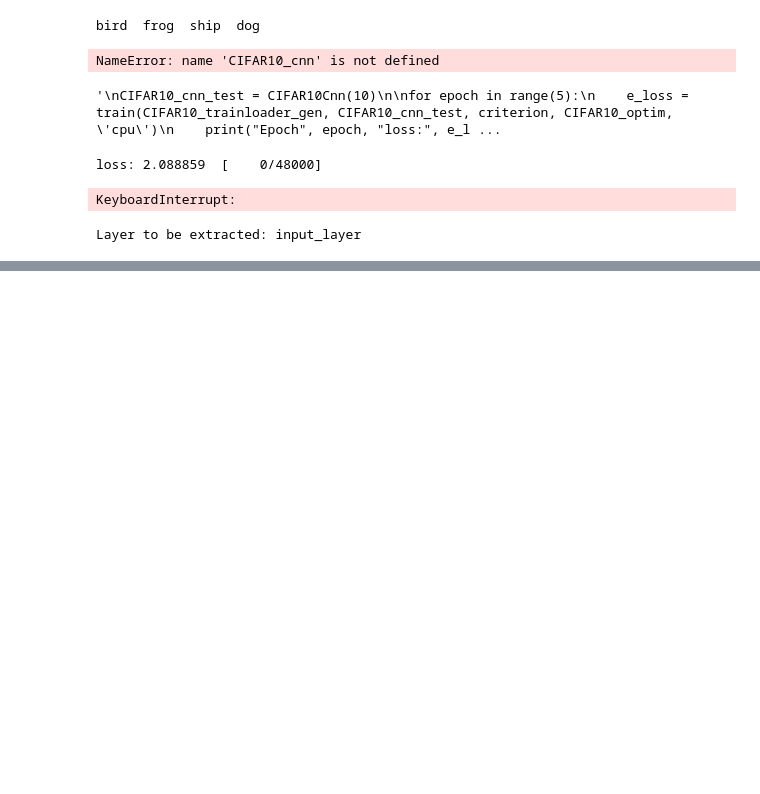
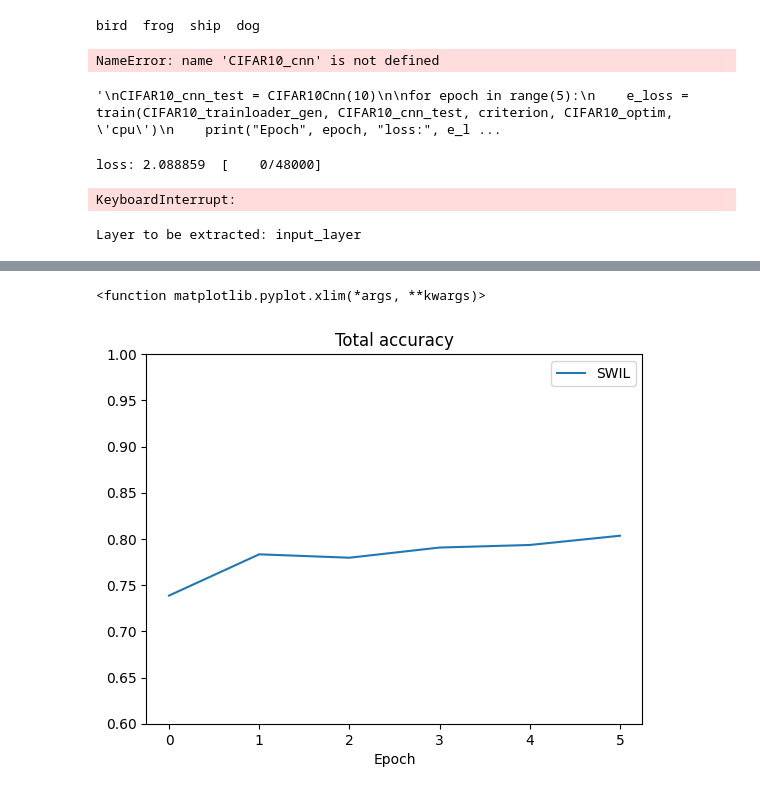
Before and after one commit to mmcinnestaylor/CS394N, a Jupyter notebook: src/Main.ipynb, the cells around one changed output, grey strips where cells are left out. Cells and saved outputs as stored; diff of their text form; code cells hidden in the pictures; blank space fills up the shorter version.

```diff
--- a/src/Main.ipynb
+++ b/src/Main.ipynb
@@ -142,7 +142,9 @@ torch.save(CIFAR10_cnn.state_dict(), CIFAR10_model_file)
 # %%
 # Loading general Fashion MNIST trainsets/testsets: https://github.com/zalandoresearch/fashion-mnist
 
-transform = transforms.ToTensor()
+transform = transforms.Compose([
+        transforms.ToTensor(),
+        transforms.Normalize((0.5), (0.5))])
 
 
 FMNIST_train_gen = torchvision.datasets.FashionMNIST(root='./data', train=True,
@@ -171,11 +173,11 @@ no_boot_bag_test_idx = np.where((np.array(FMNIST_test_gen.targets) != 8) &
 no_boot_bag_test_subset = torch.utils.data.Subset(FMNIST_test_gen, no_boot_bag_test_idx)
 no_boot_bag_test_dl = torch.utils.data.DataLoader(no_boot_bag_test_subset, batch_size=batch_size, shuffle=True, num_workers=2)
 
-boot_train_idx = np.where((np.array(FMNIST_train_gen.targets) == 8))[0]
+boot_train_idx = np.where((np.array(FMNIST_train_gen.targets) == 9))[0]
 boot_train_subset = torch.utils.data.Subset(FMNIST_train_gen, boot_train_idx)
 boot_train_dl = torch.utils.data.DataLoader(boot_train_subset, batch_size=batch_size, shuffle=True, num_workers=2)
 
-no_bag_test_idx = np.where((np.array(FMNIST_test_gen.targets) != 9))[0]
+no_bag_test_idx = np.where((np.array(FMNIST_test_gen.targets) != 8))[0]
 no_bag_test_subset = torch.utils.data.Subset(FMNIST_test_gen, no_bag_test_idx)
 no_bag_test_dl = torch.utils.data.DataLoader(no_bag_test_subset, batch_size=1, shuffle=True, num_workers=2)
 # %%
@@ -420,4 +429,6 @@ def test(dataloader, model, loss_fn, device, swap=False, swap_labels=[], classes
 for param in linear_model_new_class.parameters():
     param.requires_grad = False
     break
+# %%
+state_dict = linear_model_new_class.state_dict()
 # %%
@@ -473,0 +508,21 @@ KeyboardInterrupt:
+# %%
+plt.figure()
+plt.title('Total accuracy')
+plt.xlabel('Epoch')
+
+# Convert the MSE loss values to RMSE
+
+#rmse_train_loss_log = np.sqrt(train_loss_log)
+#rmse_val_loss_log = np.sqrt(val_loss_log)
+
+#rmse_train_loss_log_ours = np.sqrt(train_loss_log_ours)
+#rmse_val_loss_log_ours = np.sqrt(val_loss_log_ours)
+
+plt.plot(total_acc_over_time, label='SWIL')
+plt.ylim([.6, 1])
+plt.legend()
+
+plt.xlim
+# %% [output]
+<function matplotlib.pyplot.xlim(*args, **kwargs)>
+[figure, added]
```
Also changed, not shown: parts of 22 cells of this notebook, 4 other files.
